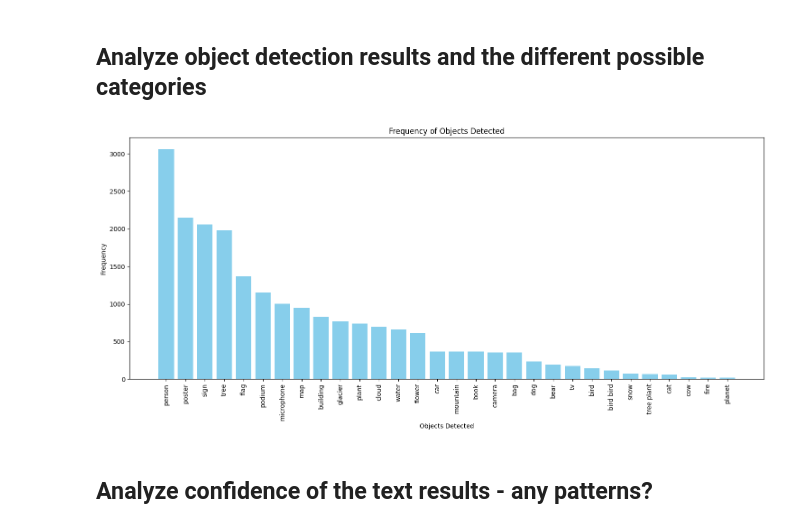
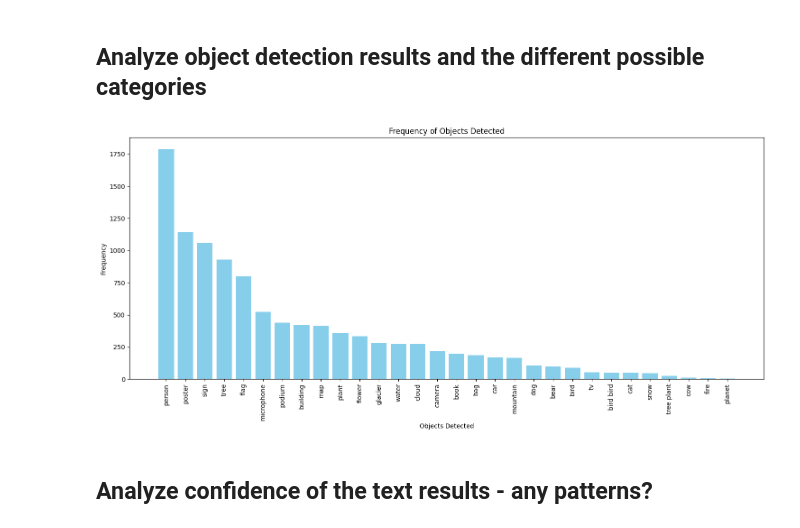
Before and after one commit to mkleinma/Team_Project_ComputerVision, a Jupyter notebook: analysis/Analyze Result Excel Notebook (Graphs for Object Detection).ipynb, the cells around one changed output. Drawn from its saved outputs; the diff is of its cells as text; code cells hidden in the pictures.

```diff
--- a/analysis/Analyze Result Excel Notebook (Graphs for Object Detection).ipynb
+++ b/analysis/Analyze Result Excel Notebook (Graphs for Object Detection).ipynb
@@ -6,35 +6,35 @@
 import pandas as pd
 from collections import Counter
 import matplotlib.pyplot as plt
 
-file_path = 'C:\\Users\\Admin\\Documents\\GitHub\\Team_Project_ComputerVision\\dataset_results\\current\\result_dino_randomsubset1.xlsx'
+file_path = 'C:\\Users\\Admin\\Documents\\GitHub\\Team_Project_ComputerVision\\dataset_results\\current\\result_dino_mostlikeddataset.xlsx'
 df = pd.read_excel(file_path, engine='openpyxl')
 
 all_results = df['object_detection_results'].dropna().str.split(',').sum() # split the object string
 flat_results = [item.strip() for item in all_results if item.strip()]
 value_counts = Counter(flat_results)
 
 sorted_value_counts = dict(sorted(value_counts.items(), key=lambda x: x[1], reverse=True)[:30])
 
 labels = []
 counts = []
 
 for key, count in sorted_value_counts.items():
     labels.append(key)
     counts.append(count)
 
 
 # Plot the data
 plt.figure(figsize=(15, 7))
 plt.bar(labels, counts, color='skyblue')
 plt.xlabel('Objects Detected')
 plt.ylabel('Frequency')
 plt.title('Frequency of Objects Detected')
 plt.xticks(rotation=90)
 plt.tight_layout()
 plt.show()
 # %% [output]
-[figure, old version]
+[figure, new version]
 # %% [markdown]
 ## Analyze confidence of the text results - any patterns?
 # %%
```
Also changed, not shown: 5 other files.
